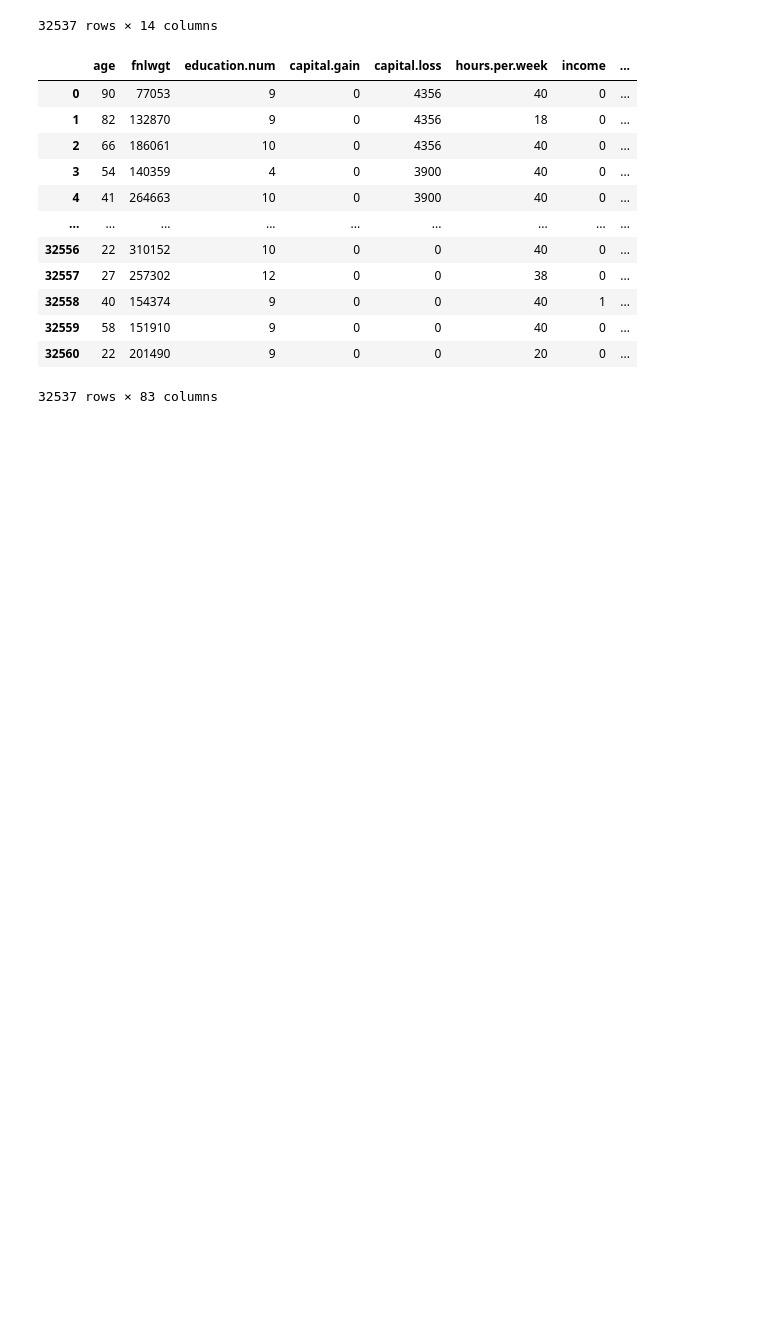
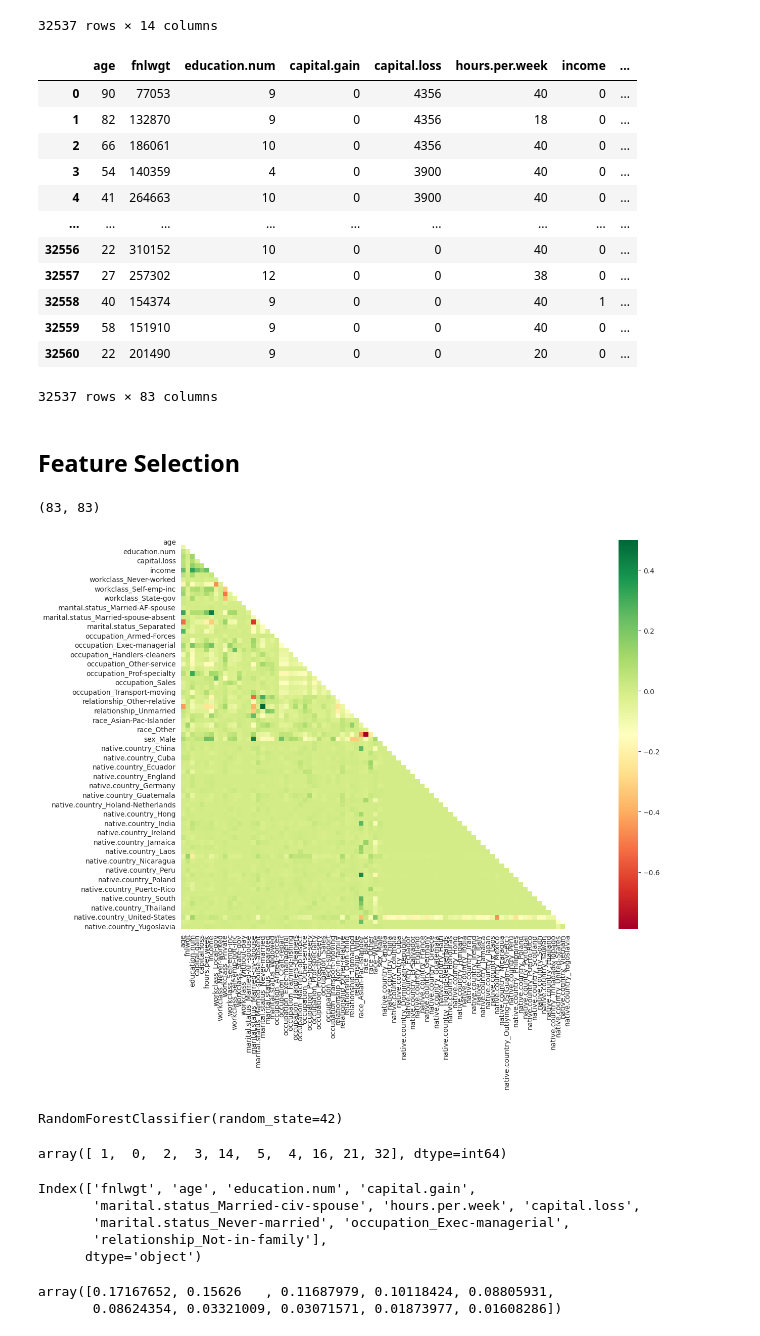
Before and after one commit to davitbarblishvili/AML_Group_Project, a Jupyter notebook: Adult_Income_Naive_Bayes.ipynb, the cells around one changed output. Drawn from its saved outputs; the diff is of its cells as text; code cells hidden in the pictures; blank space fills up the shorter version.

```diff
--- a/Adult_Income_Naive_Bayes.ipynb
+++ b/Adult_Income_Naive_Bayes.ipynb
@@ -192,3 +180,20 @@ income_df
 | 32559 | 58 | 151910 | 9 | 0 | 0 | 40 | 0 | ... |
 | 32560 | 22 | 201490 | 9 | 0 | 0 | 20 | 0 | ... |
 32537 rows × 83 columns
+# %% [markdown]
+## Feature Selection
+# %%
+income_df = pd.read_csv('income_numerical.csv', index_col=0)
+# %%
+corr = income_df.corr()
+print(corr.shape)
+mask = np.zeros_like(corr)
+mask[np.triu_indices_from(mask)] = True
+with sns.axes_style("white"):
+    f, ax = plt.subplots(figsize=(25, 10))
+    ax = sns.heatmap(corr, mask=mask, vmax=.5, square=True, cmap='RdYlGn')
+plt.savefig('multi4.png')
+plt.show()
+# %% [output]
+(83, 83)
+[figure, added]
@@ -194,0 +203,7 @@ income_df
+# %%
+from sklearn.ensemble import RandomForestClassifier
+selector = RandomForestClassifier(random_state=42)
+
+selector.fit(X, y)
+# %% [output]
+RandomForestClassifier(random_state=42)
@@ -194,0 +212,17 @@ income_df
+# %%
+top10 = feature_imp.argsort()[::-1][:10]; top10
+# %% [output]
+array([ 1,  0,  2,  3, 14,  5,  4, 16, 21, 32], dtype=int64)
+# %%
+cols = X.columns[top10]; cols
+# %% [output]
+Index(['fnlwgt', 'age', 'education.num', 'capital.gain',
+       'marital.status_Married-civ-spouse', 'hours.per.week', 'capital.loss',
+       'marital.status_Never-married', 'occupation_Exec-managerial',
+       'relationship_Not-in-family'],
+      dtype='object')
+# %%
+feature_imp[top10]
+# %% [output]
+array([0.17167652, 0.15626   , 0.11687979, 0.10118424, 0.08805931,
+       0.08624354, 0.03321009, 0.03071571, 0.01873977, 0.01608286])
```
Also changed, not shown: parts of 42 cells of this notebook, 4 other files.
